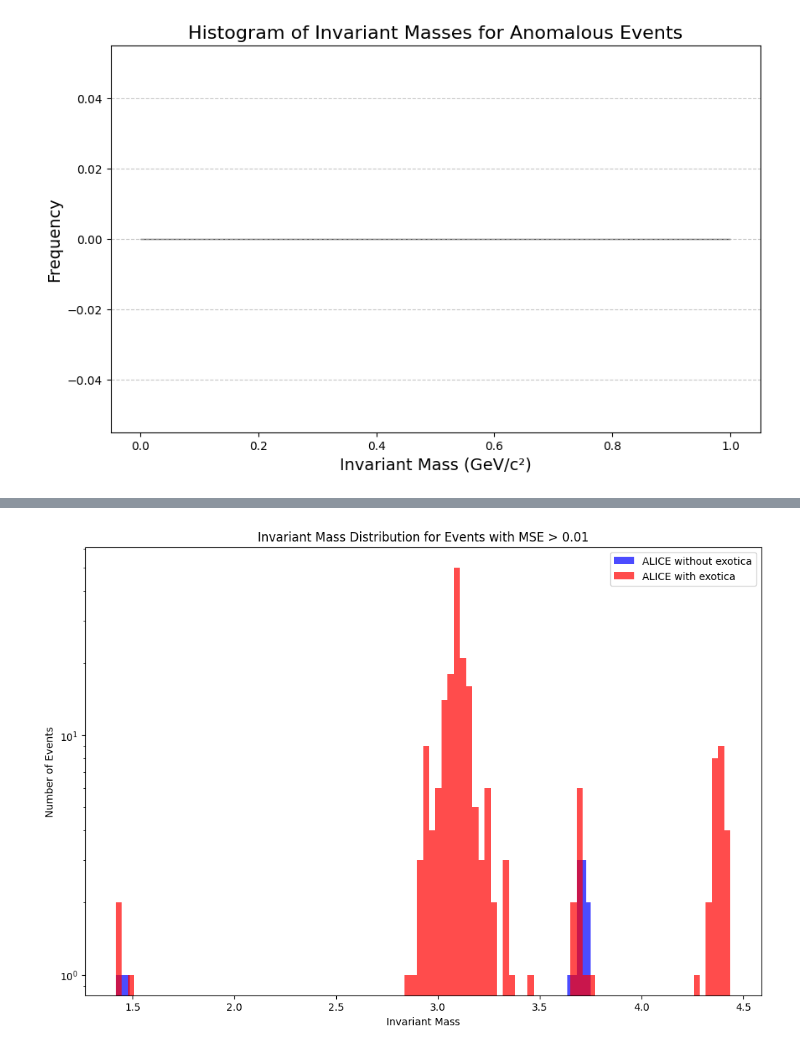
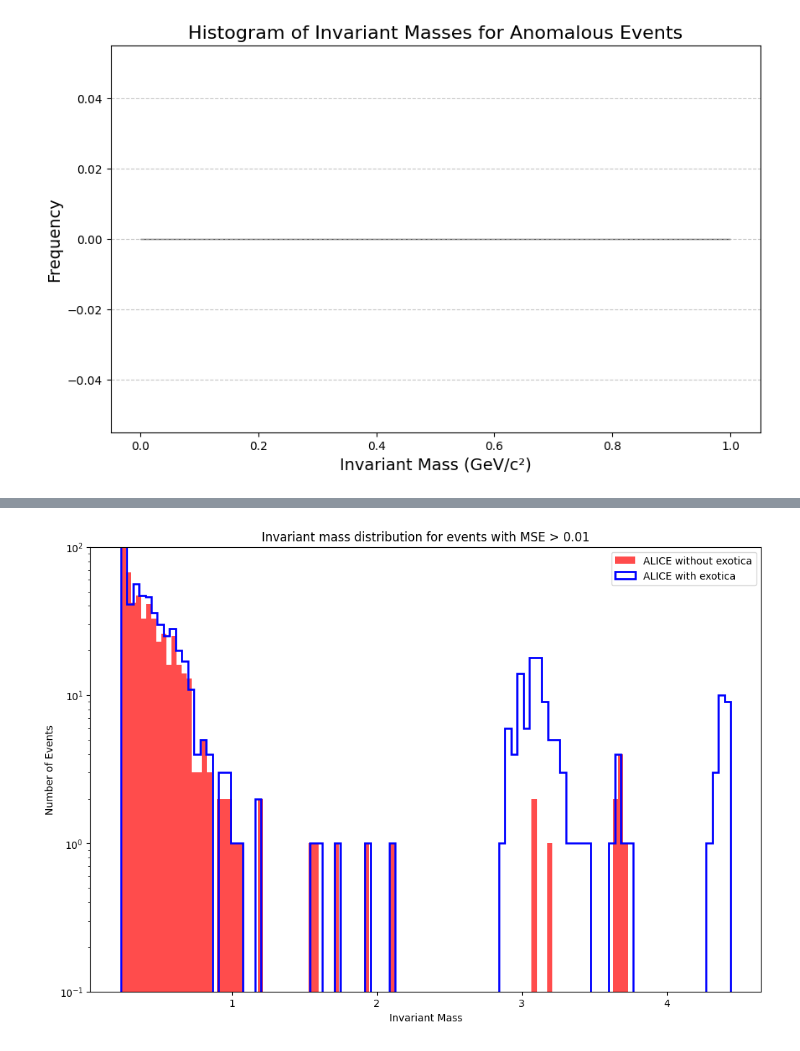
Before and after one commit to siragoni/ML-autoencoder-2, a Jupyter notebook: Clean-autoencoder-only.ipynb, the cells around one changed output, grey strips where cells are left out. Cells and saved outputs as stored; diff of their text form; code cells hidden in the pictures.

```diff
--- a/Clean-autoencoder-only.ipynb
+++ b/Clean-autoencoder-only.ipynb
@@ -356,29 +371,38 @@ plt.show()
 # %%
 # Filter cocktail no exotica with reconstruction error above the threshold
 alice_noexotica_high_mse = df_all_shuffled_nopq_mass[mse_alice_noexotica > mse_threshold]
 alice_noexotica_masses = alice_noexotica_high_mse['InvariantMass'].values
 
 # Filter cocktail with exotica with reconstruction error above the threshold
 alice_exotica_high_mse = df_all_shuffled_mass[mse_alice_exotica > mse_threshold]
 alice_exotica_masses = alice_exotica_high_mse['InvariantMass'].values
 
 # Plot the invariant mass distribution
 plt.figure(figsize=(12, 8))
 
-plt.hist(alice_noexotica_masses, bins=100, alpha=0.7, label='ALICE without exotica', color='blue')
-plt.hist(alice_exotica_masses, bins=100, alpha=0.7, label='ALICE with exotica', color='red')
+# plt.hist(alice_noexotica_masses, bins=100, alpha=0.7, label='ALICE without exotica', color='blue')
+# plt.hist(alice_exotica_masses, bins=100, alpha=0.7, label='ALICE with exotica', color='red')
+
+plt.hist(alice_noexotica_masses, bins=100, color='red', alpha=0.7, label='ALICE without exotica')
+plt.hist(alice_exotica_masses, bins=100, histtype='step', color='blue', linewidth=2, label='ALICE with exotica')
+
+ax = plt.gca()
+# ax.legend(loc='upper center', bbox_to_anchor=(0.5, 0.99), ncol=2)
+# ax.set_xlim([1.5, 5])
+ax.set_ylim([0.1, 100])
 
 # Add labels and title
 plt.xlabel('Invariant Mass')
 plt.ylabel('Number of Events')
 plt.yscale('log')
-plt.title(f'Invariant Mass Distribution for Events with MSE > {mse_threshold}')
+plt.title(f'Invariant mass distribution for events with MSE > {mse_threshold}')
 plt.legend()
+plt.savefig('mse-inv-mass.pdf')
 
 # Show the plot
 plt.show()
 # %% [output]
-[figure, old version]
+[figure, new version]
 # %%
 count = (alice_exotica_masses > 4).sum()
 print(count)
```
Also changed, not shown: parts of 10 cells of this notebook, 1 other file.
